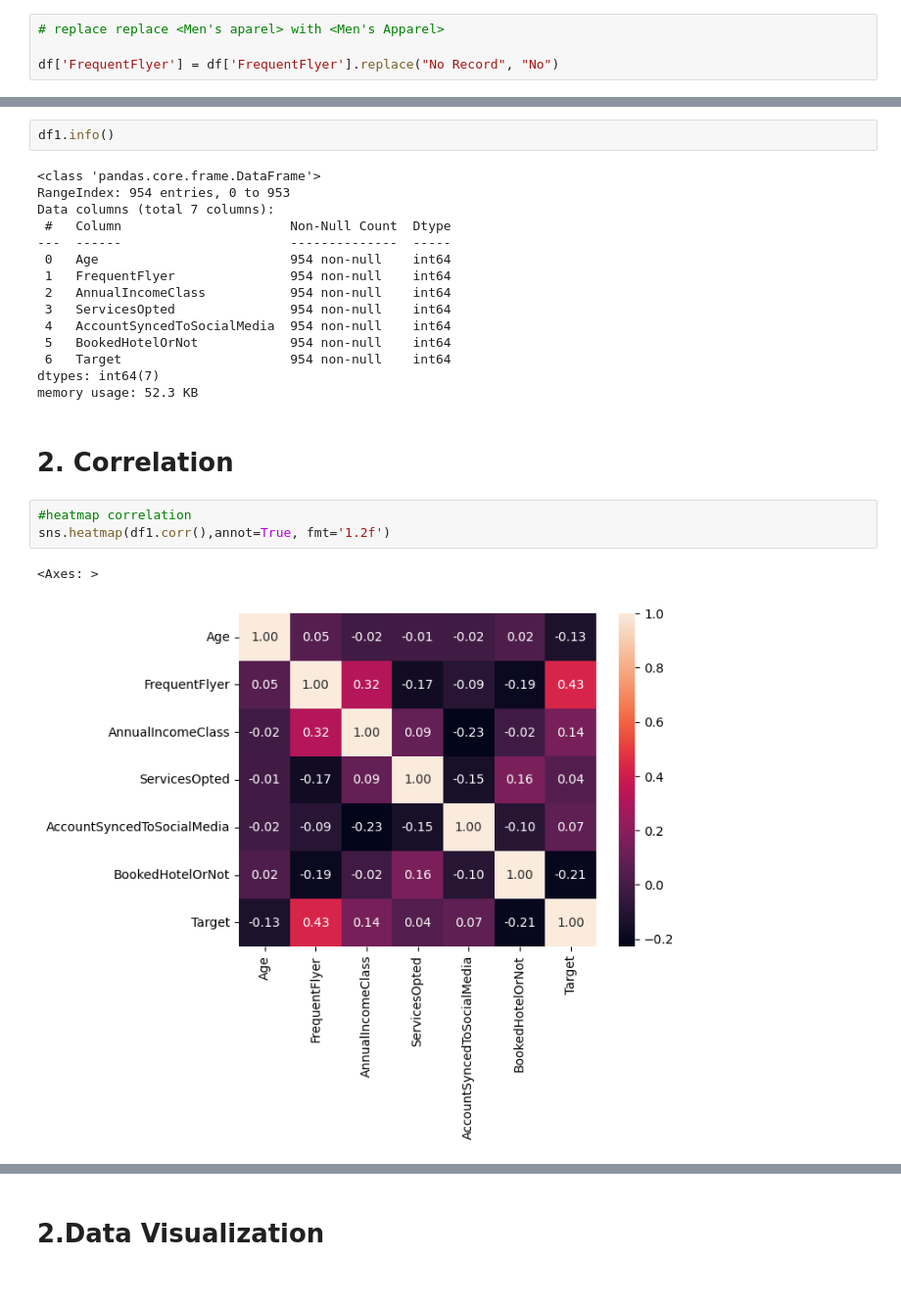
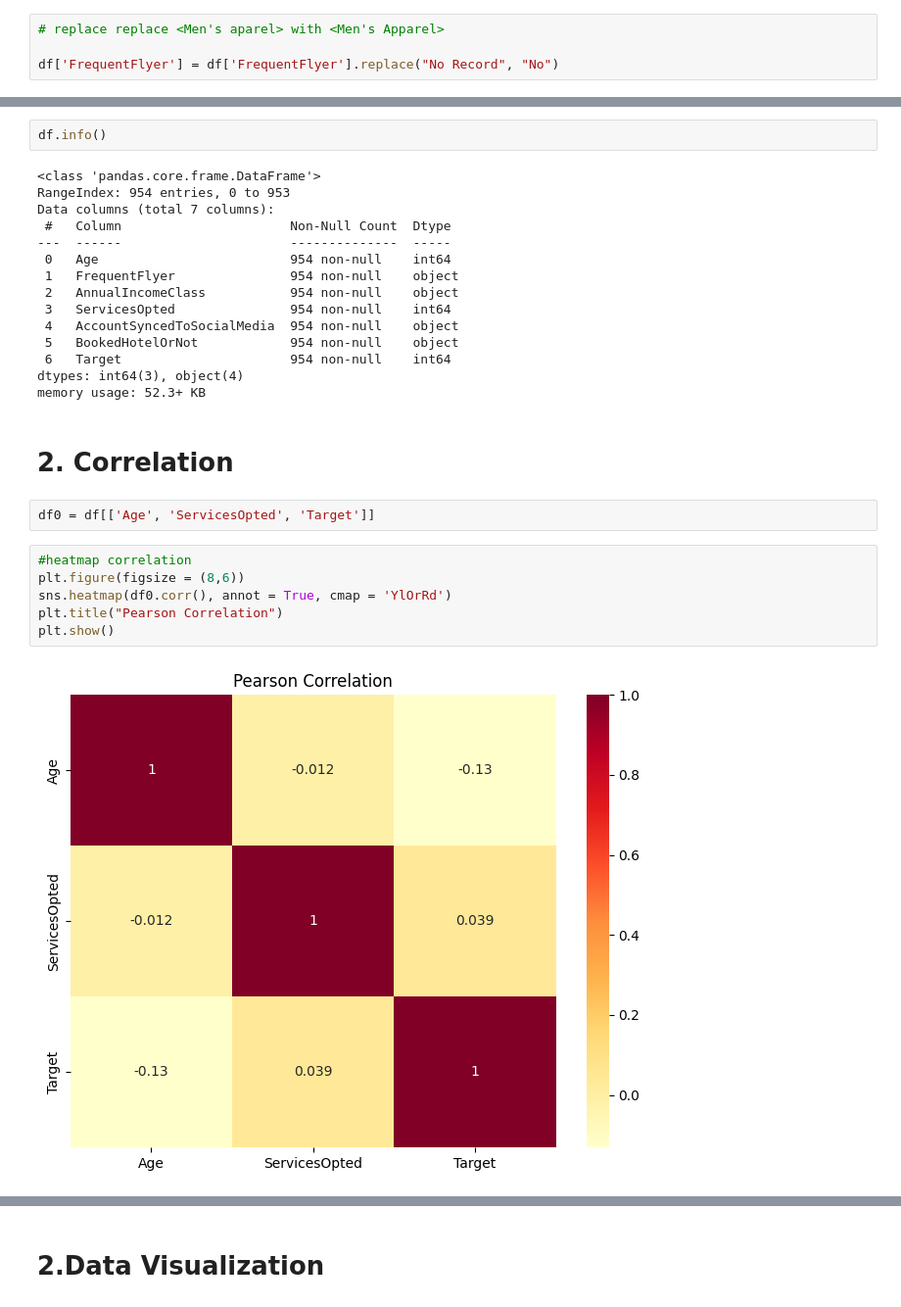
Before and after one commit to ariefprasetyohadi/Business-Analytics, a Jupyter notebook: Transportation_churn_(1).ipynb, the cells around one changed output, grey strips where cells are left out. Shown at 98% size. Cells and saved outputs as stored; diff of their text form.

```diff
--- a/Transportation_churn_(1).ipynb
+++ b/Transportation_churn_(1).ipynb
@@ -98,5 +88,5 @@ df1.head()
 # %%
-df1.info()
+df.info()
 # %% [output]
 <class 'pandas.core.frame.DataFrame'>
 RangeIndex: 954 entries, 0 to 953
@@ -104,20 +94,24 @@ Data columns (total 7 columns):
  #   Column                      Non-Null Count  Dtype
 ---  ------                      --------------  -----
  0   Age                         954 non-null    int64
- 1   FrequentFlyer               954 non-null    int64
- 2   AnnualIncomeClass           954 non-null    int64
+ 1   FrequentFlyer               954 non-null    object
+ 2   AnnualIncomeClass           954 non-null    object
  3   ServicesOpted               954 non-null    int64
- 4   AccountSyncedToSocialMedia  954 non-null    int64
- 5   BookedHotelOrNot            954 non-null    int64
+ 4   AccountSyncedToSocialMedia  954 non-null    object
+ 5   BookedHotelOrNot            954 non-null    object
  6   Target                      954 non-null    int64
-dtypes: int64(7)
-memory usage: 52.3 KB
+dtypes: int64(3), object(4)
+memory usage: 52.3+ KB
 # %% [markdown]
 # 2. Correlation
+# %%
+df0 = df[['Age', 'ServicesOpted', 'Target']]
 # %%
 #heatmap correlation
-sns.heatmap(df1.corr(),annot=True, fmt='1.2f')
+plt.figure(figsize = (8,6))
+sns.heatmap(df0.corr(), annot = True, cmap = 'YlOrRd')
+plt.title("Pearson Correlation")
+plt.show()
 # %% [output]
-<Axes: >
-[figure, old version]
+[figure, new version]
 # %%
```
Also changed, not shown: parts of 34 cells of this notebook.
